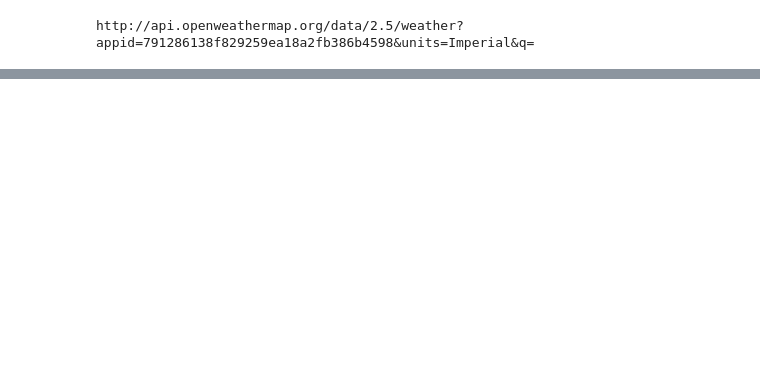
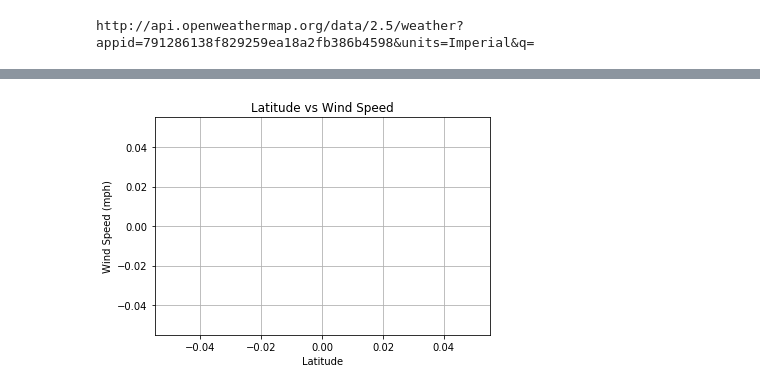
Before and after one commit to AngelCahill/WeatherPy-Homework, a Jupyter notebook: weatherpy.ipynb, the cells around one changed output, grey strips where cells are left out. Cells and saved outputs as stored; diff of their text form; code cells hidden in the pictures; blank space fills up the shorter version.

```diff
--- a/weatherpy.ipynb
+++ b/weatherpy.ipynb
@@ -208,0 +243,19 @@ plt.show()
+# %%
+# Plot of Wind Speed
+## No data showing in map or dataframe, but the code appears correct according to the openweathermap json. ???
+
+plt.scatter(df2["lat"], df2["wind"], marker="o")
+
+# Incorporate the other graph properties
+plt.title("Latitude vs Wind Speed")
+plt.ylabel("Wind Speed (mph)")
+plt.xlabel("Latitude")
+plt.grid(True)
+
+# Save the figure
+plt.savefig("LatitudevsCloudiness.png")
+
+# Show plot
+plt.show()
+# %% [output]
+[figure, added]
```
Also changed, not shown: parts of 18 cells of this notebook, 5 other files.
